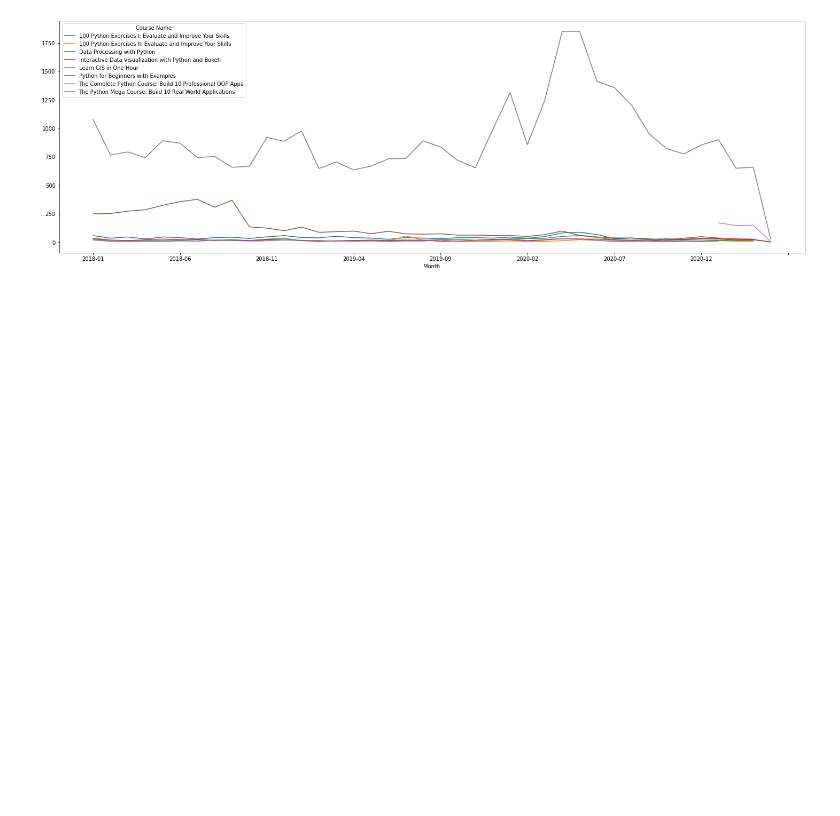
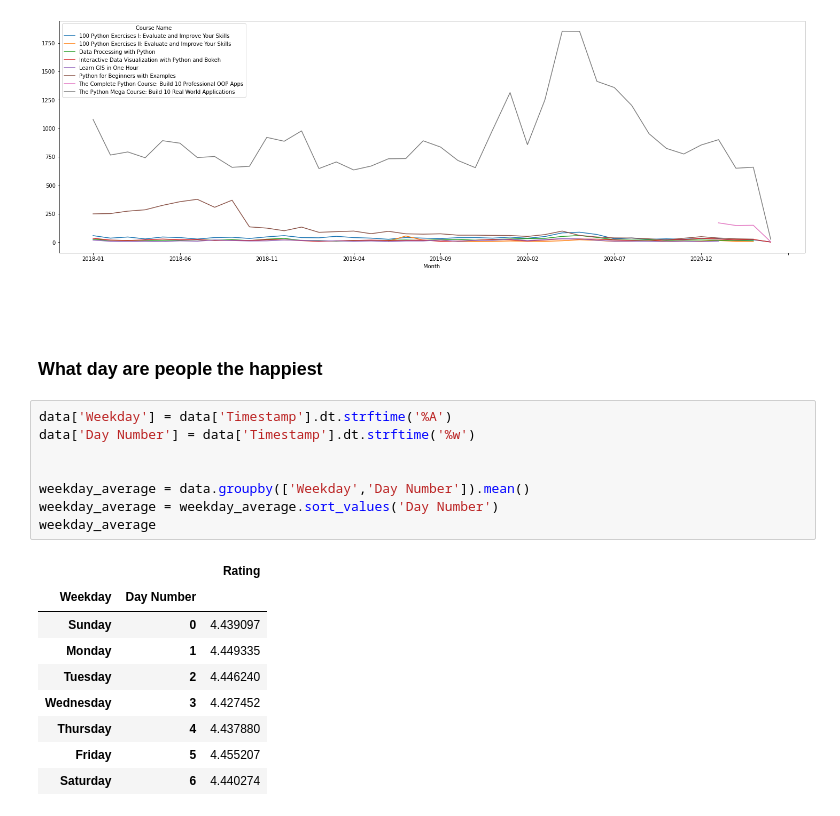
Before and after one commit to goonerify/The-Python-Mega-Course-Build-10-Real-World-Applications, a Jupyter notebook: Section 19 Data Analysis and Visualisation with Matplotlib, HighCharts/Visualizations.ipynb, the cells around one changed output. Saved outputs shown, nothing was run; the diff lists cells and outputs as text; blank space fills up the shorter version.

Commit message:
166. What Day of the Week are People the Happiest?

```diff
--- a/Section 19 Data Analysis and Visualisation with Matplotlib, HighCharts/Visualizations.ipynb
+++ b/Section 19 Data Analysis and Visualisation with Matplotlib, HighCharts/Visualizations.ipynb
@@ -124,3 +124,25 @@ month_avg_crs.plot(figsize=(25, 8))
 # %% [output]
 <AxesSubplot:xlabel='Month'>
 [figure]
+# %% [markdown]
+###
+# %% [markdown]
+### What day are people the happiest
+# %%
+data['Weekday'] = data['Timestamp'].dt.strftime('%A')
+data['Day Number'] = data['Timestamp'].dt.strftime('%w')
+
+
+weekday_average = data.groupby(['Weekday','Day Number']).mean()
+weekday_average = weekday_average.sort_values('Day Number')
+weekday_average
+# %% [output]
+|  |  | Rating |
+| Weekday | Day Number |  |
+| Sunday | 0 | 4.439097 |
+| Monday | 1 | 4.449335 |
+| Tuesday | 2 | 4.446240 |
+| Wednesday | 3 | 4.427452 |
+| Thursday | 4 | 4.437880 |
+| Friday | 5 | 4.455207 |
+| Saturday | 6 | 4.440274 |
```
Also changed, not shown: parts of 2 cells of this notebook.
